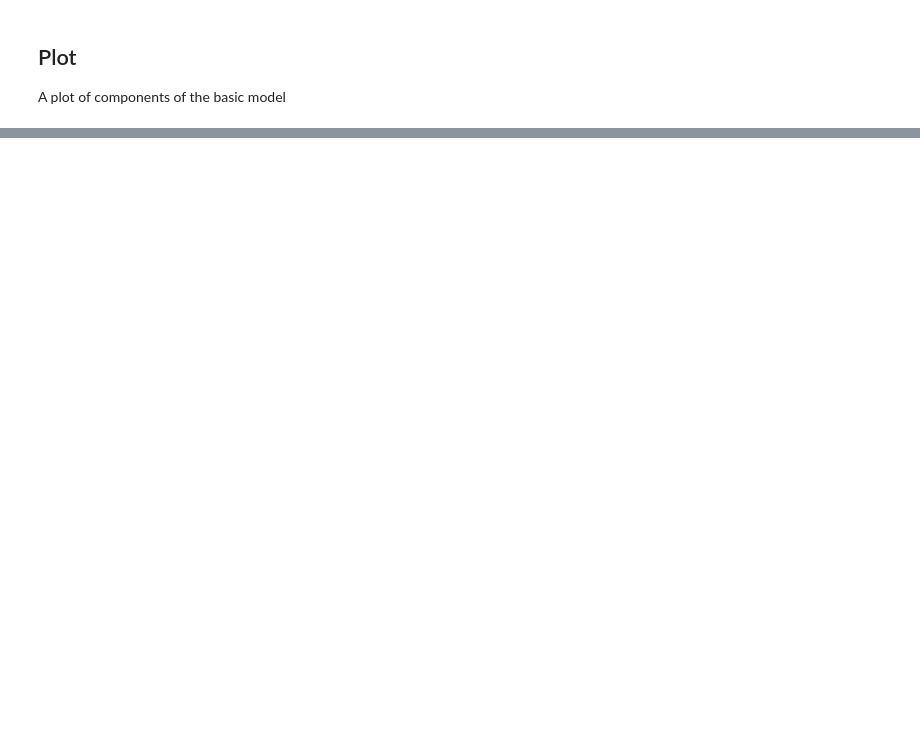
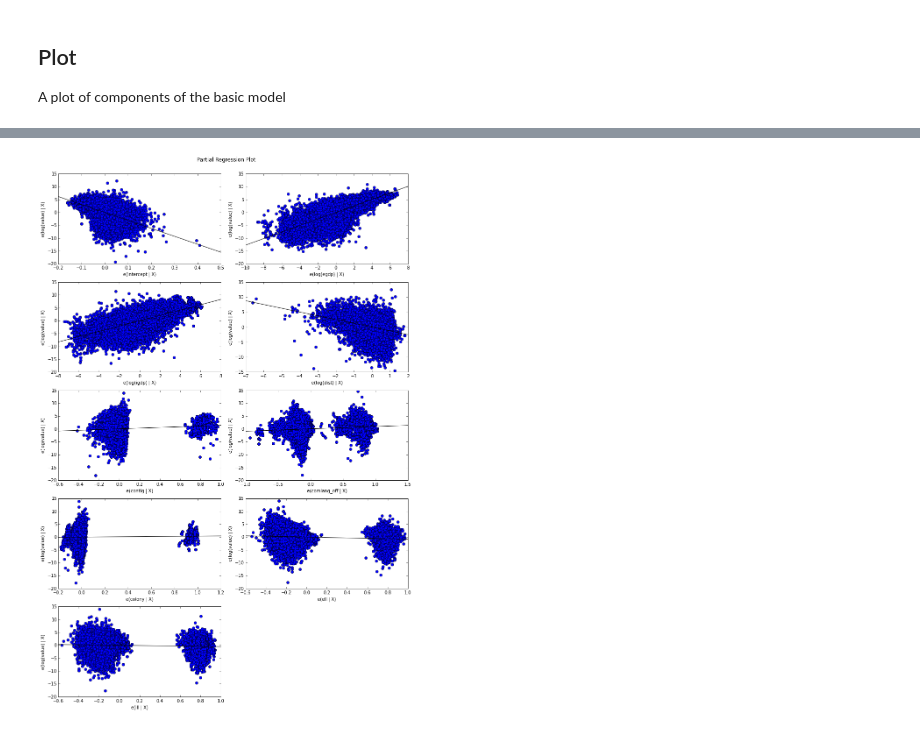
Before and after one commit to jstac/econometrics, a Jupyter notebook: gravity/GravityModelExample.ipynb, the cells around one changed output, grey strips where cells are left out. Saved outputs shown, nothing was run; the diff lists cells and outputs as text; code cells hidden in the pictures; blank space fills up the shorter version.

```diff
--- a/gravity/GravityModelExample.ipynb
+++ b/gravity/GravityModelExample.ipynb
@@ -73,7 +113,7 @@ Warnings:
 Estimate the Model with some additional explanatory variables
 # %%
 #-Model with additional Explanatory Variables-#
-model2 = smf.ols("np.log(value) ~ np.log(egdp) + np.log(igdp) + np.log(dist)+\
+model2 = smf.ols("log(value) ~ log(egdp) + log(igdp) + log(dist)+\
                   contig + comlang_off + colony + ell + ill", data)
 result2 = model2.fit()
 result2 = result2.get_robustcov_results()
@@ -139,0 +155,7 @@ fig = sm.graphics.plot_partregress_grid(result1, fig=fig)
+# %%
+import matplotlib.pyplot as plt
+import statsmodels.api as sm
+fig = plt.figure(figsize=(12,18))
+fig = sm.graphics.plot_partregress_grid(result2, fig=fig)
+# %% [output]
+[figure, added]
```
Also changed, not shown: parts of 13 cells of this notebook, 1 other file.
